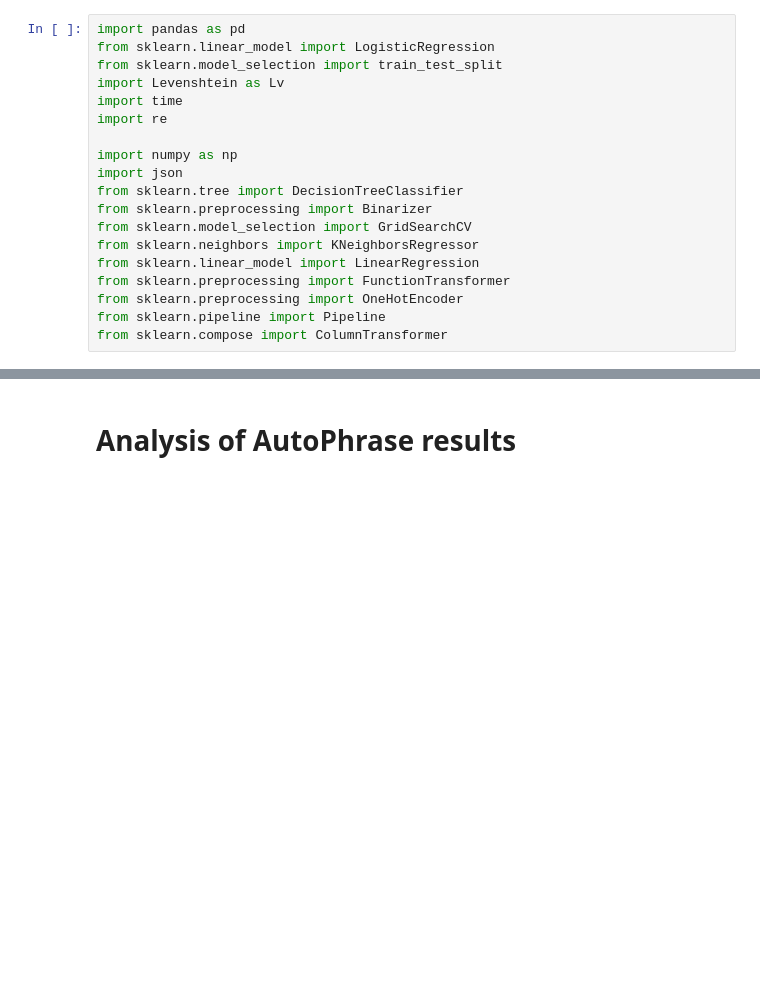
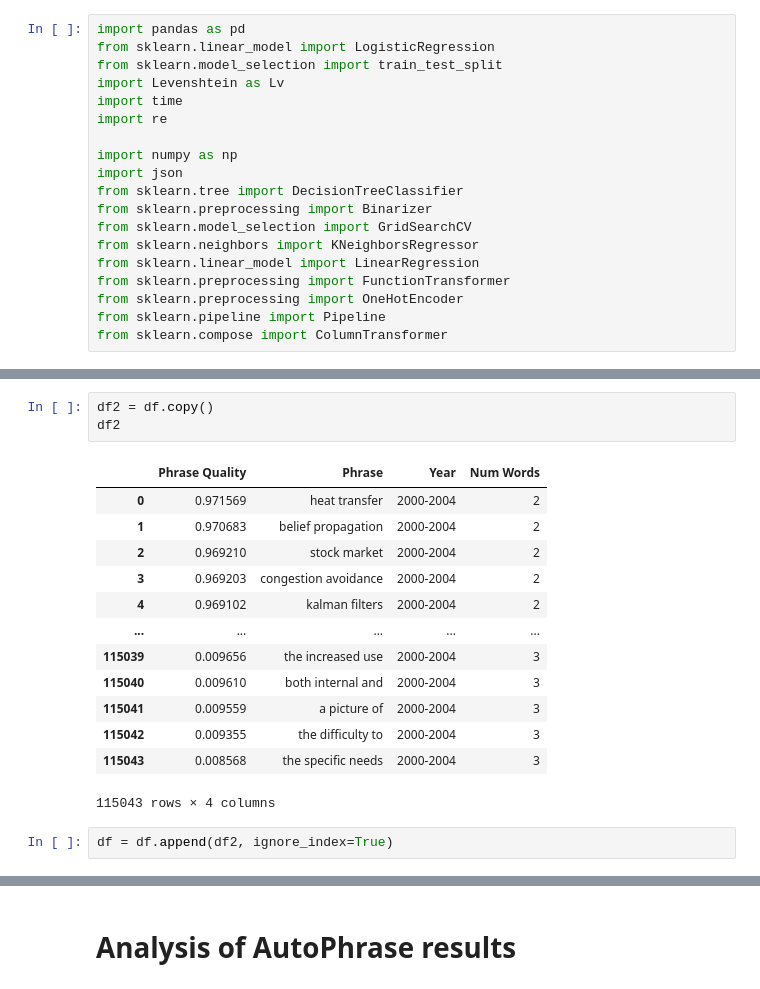
Before and after one commit to jamesjaeyu/autophrase_over_time, a Jupyter notebook: notebooks/model_generation_James.ipynb, the cells around one changed output, grey strips where cells are left out. Drawn from its saved outputs; the diff is of its cells as text; blank space fills up the shorter version.

```diff
--- a/notebooks/model_generation_James.ipynb
+++ b/notebooks/model_generation_James.ipynb
@@ -19,0 +159,19 @@ from sklearn.compose import ColumnTransformer
+# %%
+df2 = df.copy()
+df2
+# %% [output]
+|  | Phrase Quality | Phrase | Year | Num Words |
+| 0 | 0.971569 | heat transfer | 2000-2004 | 2 |
+| 1 | 0.970683 | belief propagation | 2000-2004 | 2 |
+| 2 | 0.969210 | stock market | 2000-2004 | 2 |
+| 3 | 0.969203 | congestion avoidance | 2000-2004 | 2 |
+| 4 | 0.969102 | kalman filters | 2000-2004 | 2 |
+| ... | ... | ... | ... | ... |
+| 115039 | 0.009656 | the increased use | 2000-2004 | 3 |
+| 115040 | 0.009610 | both internal and | 2000-2004 | 3 |
+| 115041 | 0.009559 | a picture of | 2000-2004 | 3 |
+| 115042 | 0.009355 | the difficulty to | 2000-2004 | 3 |
+| 115043 | 0.008568 | the specific needs | 2000-2004 | 3 |
+115043 rows × 4 columns
+# %%
+df = df.append(df2, ignore_index=True)
```
Also changed, not shown: parts of 39 cells of this notebook, 39 other files.
